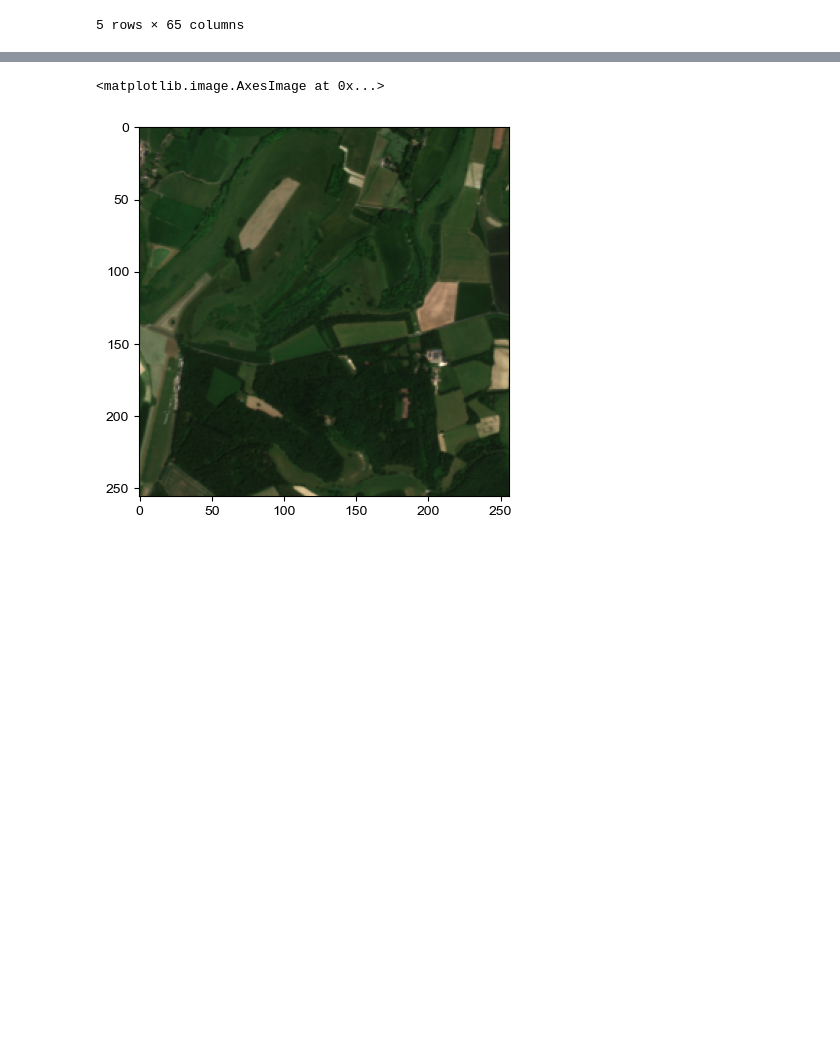
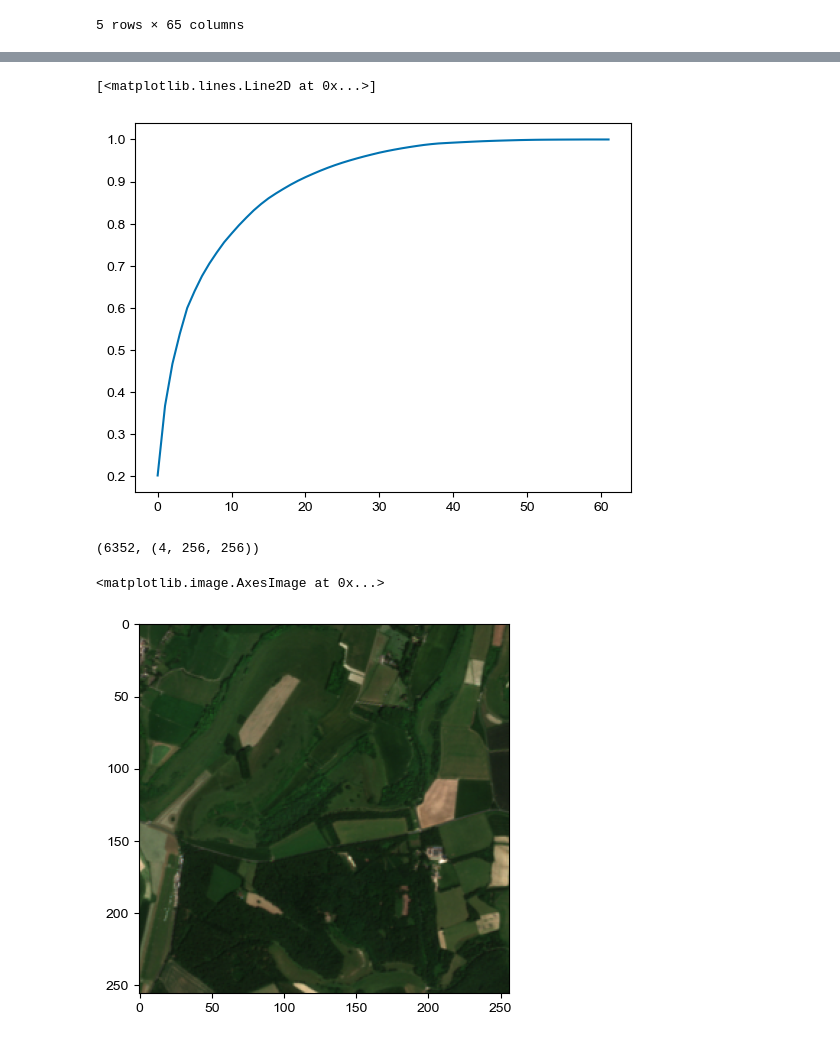
Before and after one commit to vdplasthijs/PECL, a Jupyter notebook: notebooks/try-out/Explore PECL model.ipynb, the cells around one changed output, grey strips where cells are left out. Saved outputs shown, nothing was run; the diff lists cells and outputs as text; code cells hidden in the pictures; blank space fills up the shorter version.

```diff
--- a/notebooks/try-out/Explore PECL model.ipynb
+++ b/notebooks/try-out/Explore PECL model.ipynb
@@ -44,7 +44,7 @@ df_per_loc.head()
 # %%
 ds = pem.DataSetImagePresence(image_folder='/Users/t.vanderplas/data/UKBMS_sent2_ds/sent2-4band/2019/m-06-09/',
                               presence_csv='/Users/t.vanderplas/data/UKBMS_sent2_ds/bms_presence/bms_presence_y-2018-2019_th-200.csv',
-                              species_process='top_20')
+                              species_process='pca')
 # %% [output]
 Found 1336 out of 1455 images in the image folder.
 Sorting data by name_loc.
@@ -72,3 +84,20 @@ dtype: float64
+# %%
+pres_val = ds.df_presence[ds.species_list].values
+from sklearn.decomposition import PCA
+pca = PCA()
+pca.fit(pres_val)
+plt.plot(np.cumsum(pca.explained_variance_ratio_))
+# %% [output]
+[<matplotlib.lines.Line2D at 0x...>]
+[figure, added]
+# %%
+# path_ex_im_satbird = '/Users/t.vanderplas/data/satbird/Kenya/images_visual/L1197337_visual.tif'
+# path_ex_im_satbird = '/Users/t.vanderplas/data/satbird/Kenya/images_visual/L1219423_visual.tif'  # black
+path_ex_im_bms = '/Users/t.vanderplas/data/UKBMS_sent2_ds/sent2-4band/2019/m-06-09/sent2-4band_UKBMS_loc-0000_y-2019_m-06-09.tif'
+im = pem.load_tiff(path_ex_im_bms)
+im.max(), im.shape
+# %% [output]
+(6352, (4, 256, 256))
 # %%
 im, pres = ds[0]
 # %%
```
Also changed, not shown: parts of 20 cells of this notebook, 2 other files.
